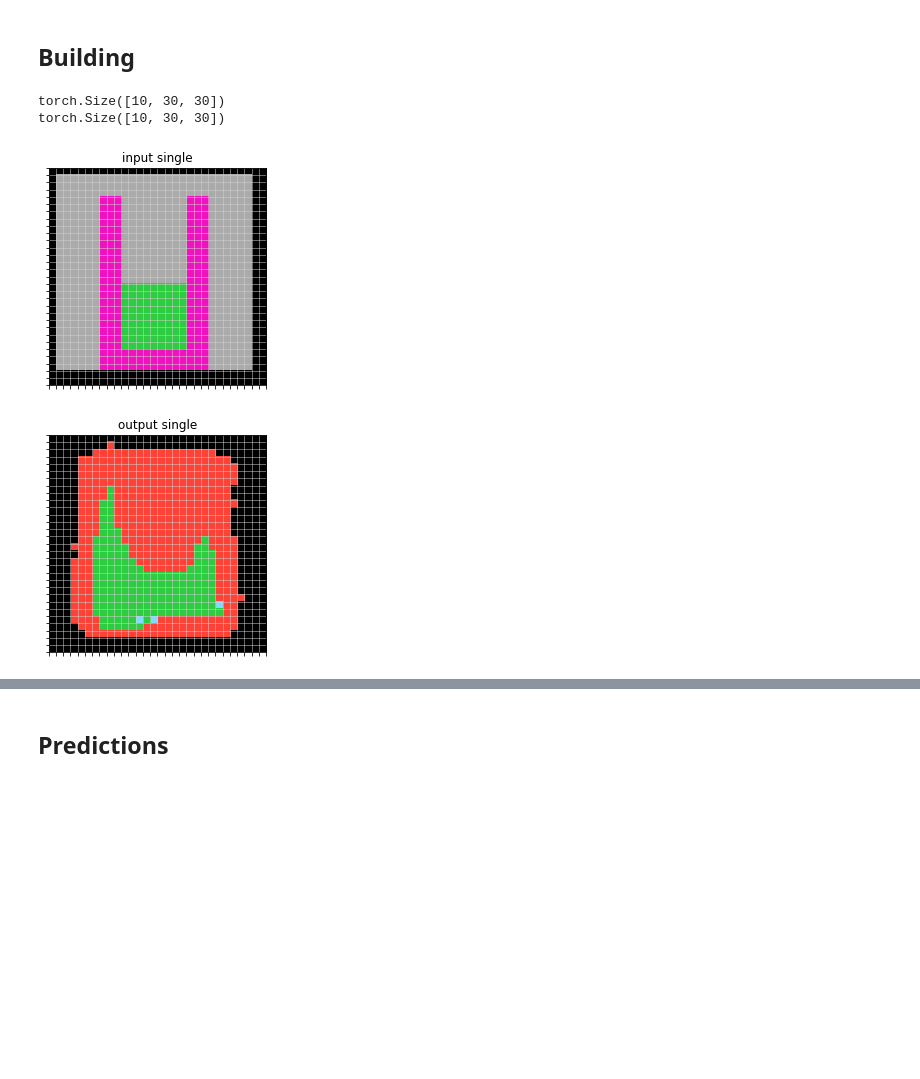
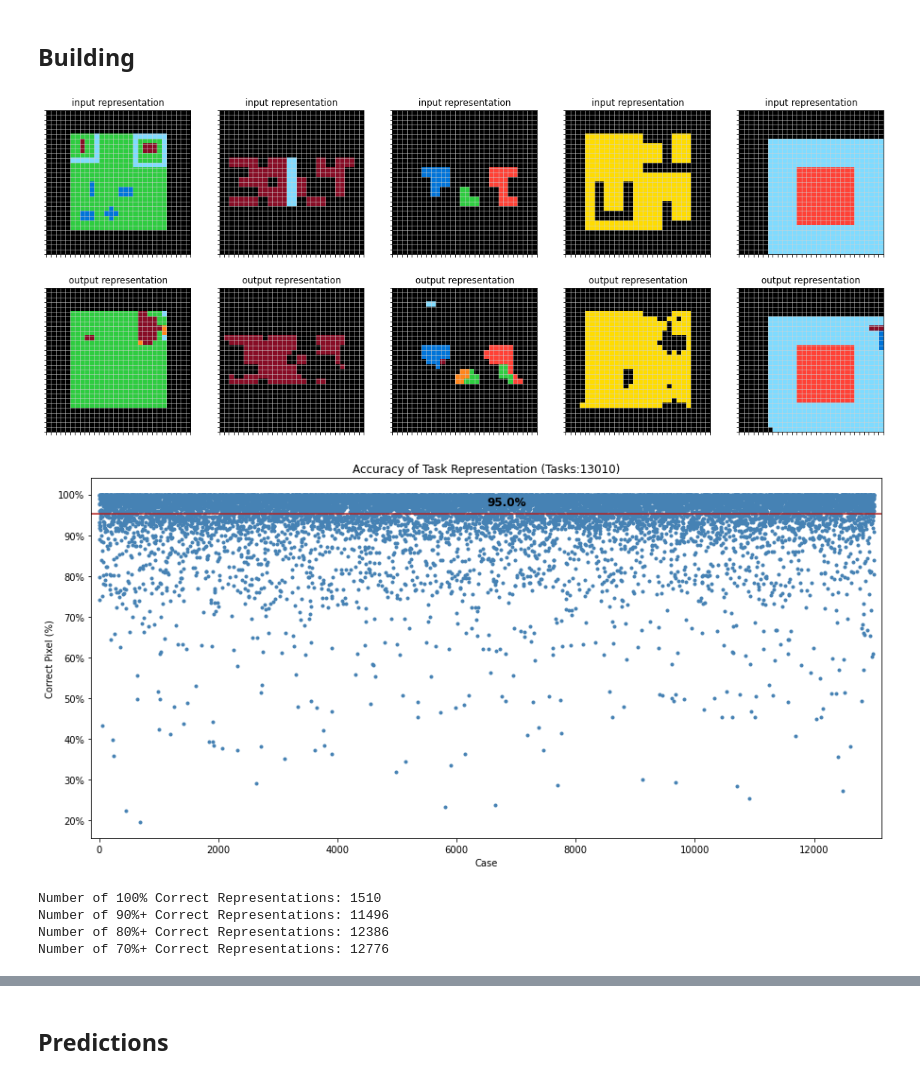
Before and after one commit to foger3/ARC_DeepLearning, a Jupyter notebook: model/ARC_DL.ipynb, the cells around one changed output, grey strips where cells are left out. Saved outputs shown, nothing was run; the diff lists cells and outputs as text; code cells hidden in the pictures; blank space fills up the shorter version.

Commit message:
Improved VAE Representation - Aligned Augmentation - Added Augmentation

```diff
--- a/model/ARC_DL.ipynb
+++ b/model/ARC_DL.ipynb
@@ -441,29 +524,35 @@ Epoch 2: Loss 159582.484375
 # %% [markdown]
 ## **Building**
+# %%
+# Load model for testing
+model_vae = torch.load('/content/drive/MyDrive/Thesis_LucaThoms/model_64.pt', map_location=torch.device(device))
 # %%
-model.eval()
+X_inp = []
+X_out = []
+
+model_vae.eval()
 with torch.no_grad():
     for idx, data in enumerate(train_loader):
         input, _ = data
         input = input.to(device)
-        input = input[0]
-        print(input.shape)
-        out, mu, logVAR = model(input)
-        out = out.squeeze()
-        print(out.shape)
-        break
+        out, mu, logVAR = model_vae(input)
+        for i in range(len(input)):
+            X_inp.append(reverse_one_hot_encoder(input[i].cpu().numpy()))
+            X_out.append(reverse_one_hot_encoder(out[i].cpu().numpy()))
-# %% [output]
-torch.Size([10, 30, 30])
-torch.Size([10, 30, 30])
-# %%
-X_inp = reverse_one_hot_encoder(input)
-plot_one(X_inp, ax=None, i=None, train_or_test='input', input_or_output='single')
-
-X_out = reverse_one_hot_encoder(out)
-plot_one(X_out, ax=None, i=None, train_or_test='output', input_or_output='single')
-# %% [output]
-[figure, removed]
-[figure, removed]
-# %%
-for i in range(len(out)):
-    print(np.array(torch.round(out[i]).long()))
+# %%
+fig, axs = plt.subplots(2, 5, figsize=(20,8))
+for i in range(5):
+    idx = random.randrange(len(X_inp))
+    plot_one(X_inp[idx], axs[0,i], i, 'input')
+    plot_one(X_out[idx], axs[1,i], i, 'output')
+# %% [output]
+[figure, added]
+# %%
+# Plot differences be tween input and output matrices
+plot_pix_acc(X_inp, X_out)
+# %% [output]
+[figure, added]
+Number of 100% Correct Representations: 1510
+Number of 90%+ Correct Representations: 11496
+Number of 80%+ Correct Representations: 12386
+Number of 70%+ Correct Representations: 12776
```
Also changed, not shown: parts of 15 cells of this notebook.
